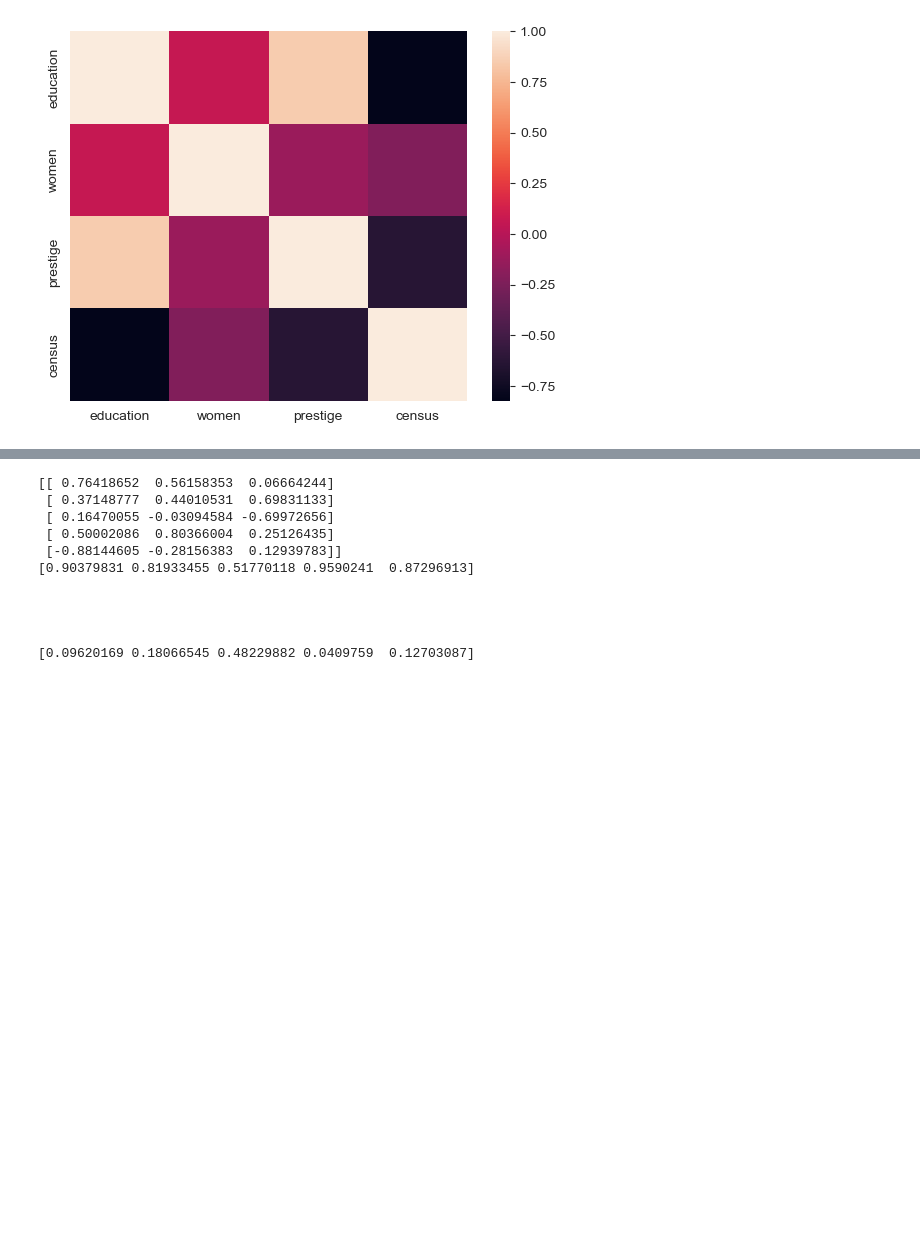
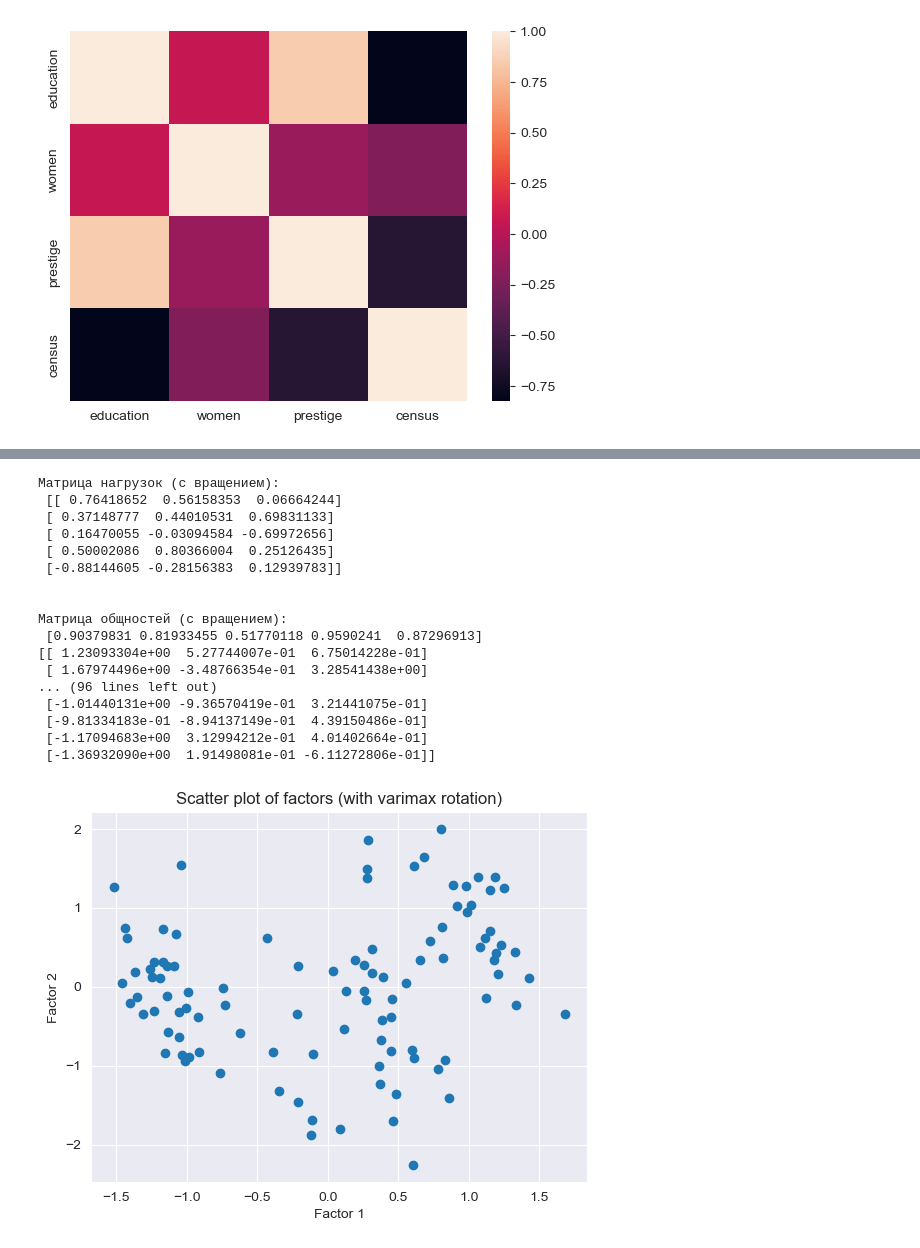
Before and after one commit to malinatrash/Data-Analytics, a Jupyter notebook: lab4/task.ipynb, the cells around one changed output, grey strips where cells are left out. Drawn from its saved outputs; the diff is of its cells as text; code cells hidden in the pictures; blank space fills up the shorter version.

```diff
--- a/lab4/task.ipynb
+++ b/lab4/task.ipynb
@@ -143,20 +205,38 @@ print(fa.get_uniquenesses())
-# %%
-fa = factor_analyzer.FactorAnalyzer(n_factors=3, rotation='varimax')
-fa.fit(df_t)
-loads=fa.loadings_
-print(loads)
-print(fa.get_communalities())
-print('\n\n\n')
-print(fa.get_uniquenesses())
-# %% [output]
-[[ 0.76418652  0.56158353  0.06664244]
- [ 0.37148777  0.44010531  0.69831133]
- [ 0.16470055 -0.03094584 -0.69972656]
- [ 0.50002086  0.80366004  0.25126435]
- [-0.88144605 -0.28156383  0.12939783]]
-[0.90379831 0.81933455 0.51770118 0.9590241  0.87296913]
-
-
-
-
-[0.09620169 0.18066545 0.48229882 0.0409759  0.12703087]
+# %%
+
+# Факторный анализ с вращением
+fa = factor_analyzer.FactorAnalyzer(n_factors=3, rotation='varimax')
+fa.fit(df_t)
+print('Матрица нагрузок (с вращением):\n', fa.loadings_)
+print('\n')
+print('Матрица общностей (с вращением):\n', fa.get_communalities())
+
+factors = fa.fit_transform(df_t)
+
+print(factors)
+
+# Построение диаграммы рассеяния
+plt.scatter(factors[:, 0], factors[:, 1])
+plt.xlabel('Factor 1')
+plt.ylabel('Factor 2')
+plt.title('Scatter plot of factors (with varimax rotation)')
+plt.show()
+# %% [output]
+Матрица нагрузок (с вращением):
+ [[ 0.76418652  0.56158353  0.06664244]
+ [ 0.37148777  0.44010531  0.69831133]
+ [ 0.16470055 -0.03094584 -0.69972656]
+ [ 0.50002086  0.80366004  0.25126435]
+ [-0.88144605 -0.28156383  0.12939783]]
+
+
+Матрица общностей (с вращением):
+ [0.90379831 0.81933455 0.51770118 0.9590241  0.87296913]
+[[ 1.23093304e+00  5.27744007e-01  6.75014228e-01]
+ [ 1.67974496e+00 -3.48766354e-01  3.28541438e+00]
+... (96 lines left out)
+ [-1.01440131e+00 -9.36570419e-01  3.21441075e-01]
+ [-9.81334183e-01 -8.94137149e-01  4.39150486e-01]
+ [-1.17094683e+00  3.12994212e-01  4.01402664e-01]
+ [-1.36932090e+00  1.91498081e-01 -6.11272806e-01]]
+[figure, added]
```
Also changed, not shown: parts of 15 cells of this notebook.
